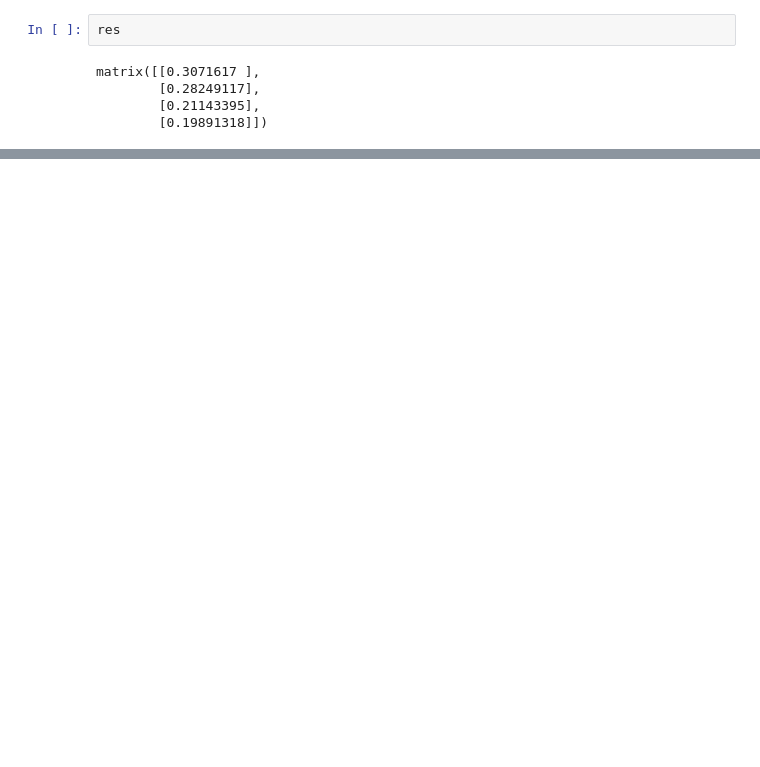
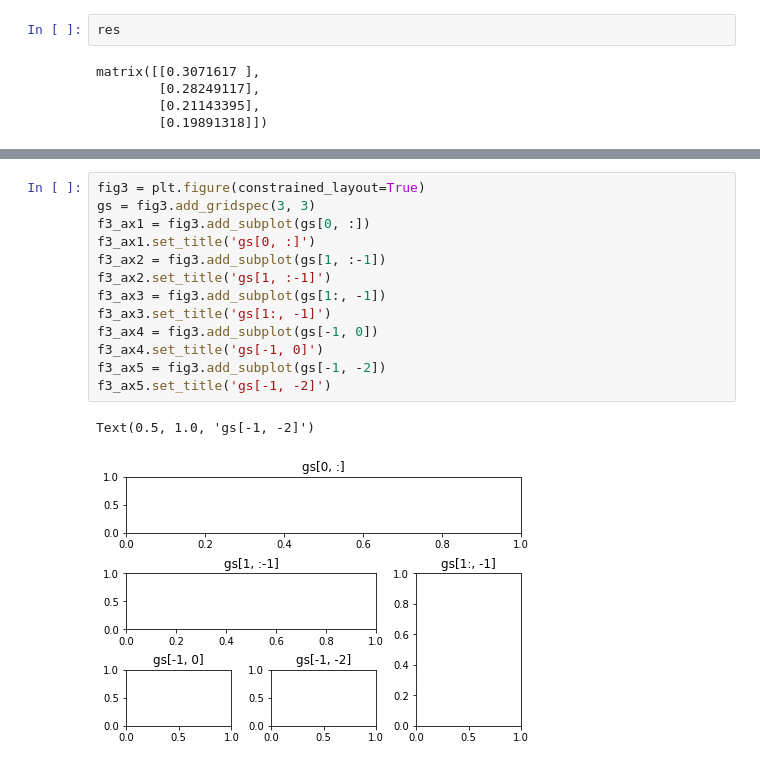
Before and after one commit to ampolloreno/decorrelating_errors, a Jupyter notebook: data/one_qubit_numeric/Regenerating Probabilities from Experiment.ipynb, the cells around one changed output, grey strips where cells are left out. Saved outputs shown, nothing was run; the diff lists cells and outputs as text; blank space fills up the shorter version.

```diff
--- a/data/one_qubit_numeric/Regenerating Probabilities from Experiment.ipynb
+++ b/data/one_qubit_numeric/Regenerating Probabilities from Experiment.ipynb
@@ -104,0 +165,16 @@ def off_diagonal_projection(sop):
+# %%
+fig3 = plt.figure(constrained_layout=True)
+gs = fig3.add_gridspec(3, 3)
+f3_ax1 = fig3.add_subplot(gs[0, :])
+f3_ax1.set_title('gs[0, :]')
+f3_ax2 = fig3.add_subplot(gs[1, :-1])
+f3_ax2.set_title('gs[1, :-1]')
+f3_ax3 = fig3.add_subplot(gs[1:, -1])
+f3_ax3.set_title('gs[1:, -1]')
+f3_ax4 = fig3.add_subplot(gs[-1, 0])
+f3_ax4.set_title('gs[-1, 0]')
+f3_ax5 = fig3.add_subplot(gs[-1, -2])
+f3_ax5.set_title('gs[-1, -2]')
+# %% [output]
+Text(0.5, 1.0, 'gs[-1, -2]')
+[figure, added]
```
Also changed, not shown: parts of 10 cells of this notebook, 13 other files.
